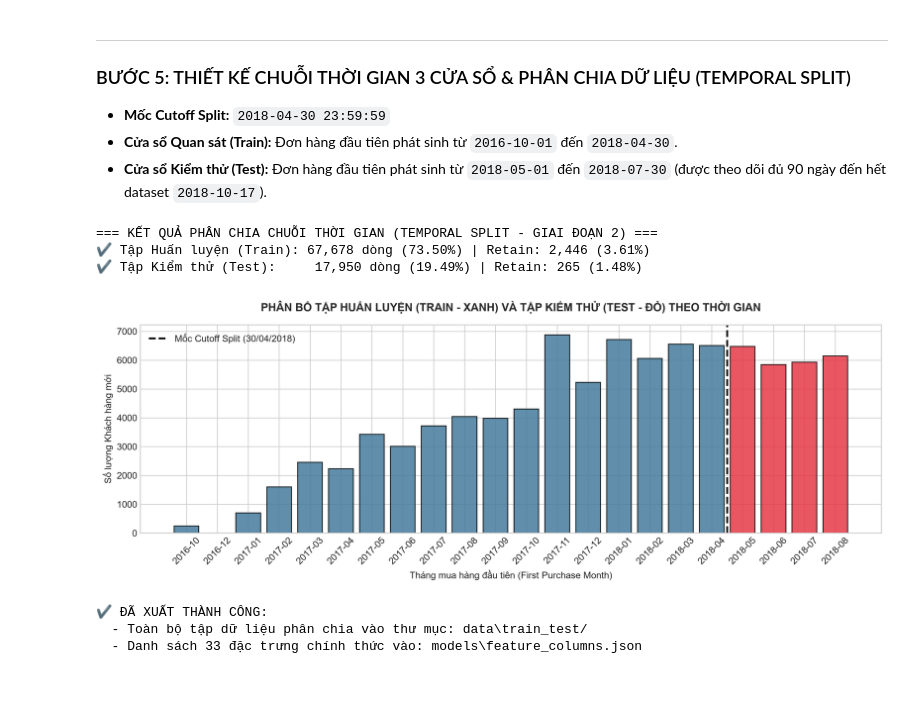
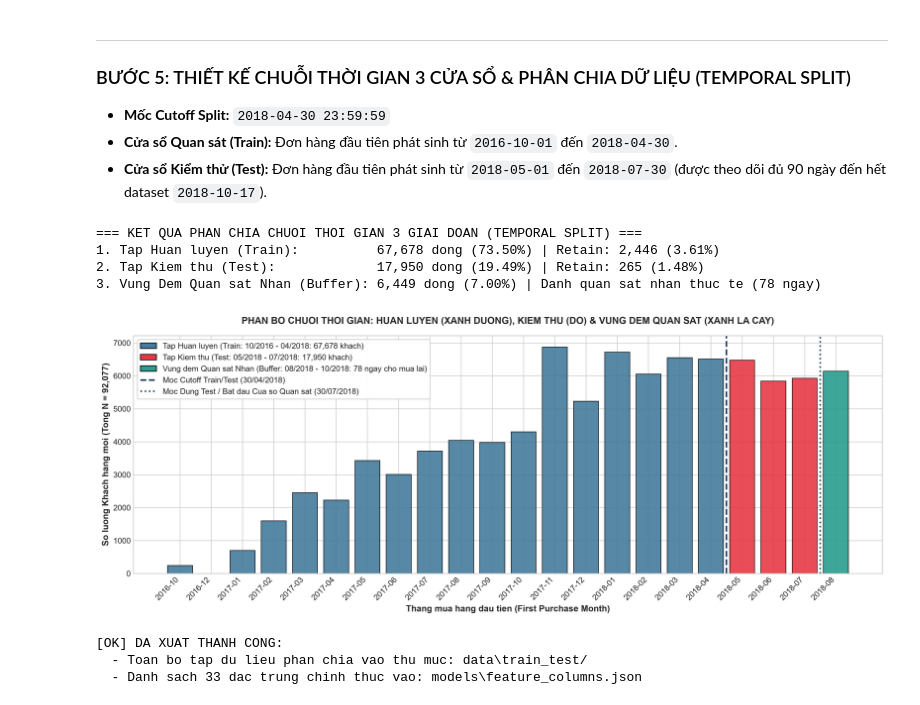
Before and after one commit to TheUn4given123jkbkjs/Data_Analytic_and_Visualization_Olist, a Jupyter notebook: 03_Predictive/01_Feature_Engineering.ipynb, the cells around one changed output. Saved outputs shown, nothing was run; the diff lists cells and outputs as text; code cells hidden in the pictures.

Commit message:
docs: enrich timeline details in 01 and 03 reports, update 3-color temporal split plot, and add raw data in 00

```diff
--- a/03_Predictive/01_Feature_Engineering.ipynb
+++ b/03_Predictive/01_Feature_Engineering.ipynb
@@ -290,66 +290,96 @@ Tên Đặc trưng Ứng viên      Nhóm             Lọc Tương quan    Lọ
 # %%
 cutoff_date = pd.to_datetime('2018-04-30 23:59:59')
 perf_window_end = pd.to_datetime('2018-07-30 23:59:59')
+dataset_end_date = pd.to_datetime('2018-10-17 23:59:59')
 
 train_mask = df_raw_pool['order_purchase_timestamp'] <= cutoff_date
 test_mask = (df_raw_pool['order_purchase_timestamp'] > cutoff_date) & (df_raw_pool['order_purchase_timestamp'] <= perf_window_end)
+buffer_mask = (df_raw_pool['order_purchase_timestamp'] > perf_window_end) & (df_raw_pool['order_purchase_timestamp'] <= dataset_end_date)
 
 train_df = df_raw_pool[train_mask].copy()
 test_df = df_raw_pool[test_mask].copy()
+buffer_df = df_raw_pool[buffer_mask].copy()
 
 X_train = train_df[final_selected_features]
 y_train = train_df['is_retain']
 X_test = test_df[final_selected_features]
 y_test = test_df['is_retain']
 
-print('=== KẾT QUẢ PHÂN CHIA CHUỖI THỜI GIAN (TEMPORAL SPLIT - GIAI ĐOẠN 2) ===')
-print(f'✔ Tập Huấn luyện (Train): {len(X_train):,} dòng ({len(X_train)/len(df_raw_pool):.2%}) | Retain: {y_train.sum():,} ({y_train.mean():.2%})')
-print(f'✔ Tập Kiểm thử (Test):     {len(X_test):,} dòng ({len(X_test)/len(df_raw_pool):.2%}) | Retain: {y_test.sum():,} ({y_test.mean():.2%})')
+print('=== KET QUA PHAN CHIA CHUOI THOI GIAN 3 GIAI DOAN (TEMPORAL SPLIT) ===')
+print(f'1. Tap Huan luyen (Train):          {len(X_train):,} dong ({len(X_train)/len(df_raw_pool):.2%}) | Retain: {y_train.sum():,} ({y_train.mean():.2%})')
+print(f'2. Tap Kiem thu (Test):             {len(X_test):,} dong ({len(X_test)/len(df_raw_pool):.2%}) | Retain: {y_test.sum():,} ({y_test.mean():.2%})')
+print(f'3. Vung Dem Quan sat Nhan (Buffer): {len(buffer_df):,} dong ({len(buffer_df)/len(df_raw_pool):.2%}) | Danh quan sat nhan thuc te (78 ngay)')
 
-# Vẽ biểu đồ phân bố chuỗi thời gian
-plt.figure(figsize=(12, 4.5))
+# Ve bieu do phan bo chuoi thoi gian 3 mau
+plt.figure(figsize=(14, 5.5))
 df_raw_pool['purchase_month'] = df_raw_pool['order_purchase_timestamp'].dt.to_period('M')
 monthly_counts = df_raw_pool['purchase_month'].value_counts().sort_index()
 
 months_str = [str(m) for m in monthly_counts.index]
-colors = ['#457b9d' if pd.to_datetime(f'{m}-01') <= cutoff_date else '#e63946' for m in months_str]
-cutoff_idx = [i for i, m in enumerate(months_str) if pd.to_datetime(f'{m}-01') <= cutoff_date][-1]
 
-plt.bar(months_str, monthly_counts.values, color=colors, alpha=0.85, edgecolor='black')
-plt.axvline(cutoff_idx + 0.5, color='black', linestyle='--', lw=2, label='Mốc Cutoff Split (30/04/2018)')
-plt.title('PHÂN BỐ TẬP HUẤN LUYỆN (TRAIN - XANH) VÀ TẬP KIỂM THỬ (TEST - ĐỎ) THEO THỜI GIAN', fontsize=12, fontweight='bold', pad=15)
-plt.xlabel('Tháng mua hàng đầu tiên (First Purchase Month)')
-plt.ylabel('Số lượng Khách hàng mới')
-plt.xticks(rotation=45)
-plt.legend(loc='upper left')
+def get_bar_color(m_str):
+    m_date = pd.to_datetime(f'{m_str}-01')
+    if m_date <= cutoff_date:
+        return '#457b9d' # Xanh duong - Train
+    elif m_date <= perf_window_end:
+        return '#e63946' # Do - Test
+    else:
+        return '#2a9d8f' # Xanh la cay - Performance Buffer
+
+colors = [get_bar_color(m) for m in months_str]
+
+bars = plt.bar(months_str, monthly_counts.values, color=colors, alpha=0.9, edgecolor='black', lw=0.8)
+
+# Them cac duong moc thoi gian
+train_end_idx = [i for i, m in enumerate(months_str) if pd.to_datetime(f'{m}-01') <= cutoff_date][-1]
+test_end_idx = [i for i, m in enumerate(months_str) if pd.to_datetime(f'{m}-01') <= perf_window_end][-1]
+
+plt.axvline(train_end_idx + 0.5, color='#1d3557', linestyle='--', lw=2)
+plt.axvline(test_end_idx + 0.5, color='#264653', linestyle=':', lw=2)
+
+from matplotlib.patches import Patch
+legend_elements = [
+    Patch(facecolor='#457b9d', edgecolor='black', label=f'Tap Huan luyen (Train: 10/2016 - 04/2018: {len(X_train):,} khach)'),
+    Patch(facecolor='#e63946', edgecolor='black', label=f'Tap Kiem thu (Test: 05/2018 - 07/2018: {len(X_test):,} khach)'),
+    Patch(facecolor='#2a9d8f', edgecolor='black', label=f'Vung dem Quan sat Nhan (Buffer: 08/2018 - 10/2018: 78 ngay cho mua lai)'),
+    plt.Line2D([0], [0], color='#1d3557', linestyle='--', lw=2, label='Moc Cutoff Train/Test (30/04/2018)'),
+    plt.Line2D([0], [0], color='#264653', linestyle=':', lw=2, label='Moc Dung Test / Bat dau Cua so Quan sat (30/07/2018)')
+]
+
+plt.title('PHAN BO CHUOI THOI GIAN: HUAN LUYEN (XANH DUONG), KIEM THU (DO) & VUNG DEM QUAN SAT (XANH LA CAY)', fontsize=12, fontweight='bold', pad=15)
+plt.xlabel('Thang mua hang dau tien (First Purchase Month)', fontsize=11, fontweight='bold')
+plt.ylabel(f'So luong Khach hang moi (Tong N = {len(df_raw_pool):,})', fontsize=11, fontweight='bold')
+plt.xticks(rotation=45, ha='right')
+plt.legend(handles=legend_elements, loc='upper left', frameon=True, framealpha=0.95, facecolor='white')
 plt.tight_layout()
 plt.savefig('time_split_distribution.png', dpi=300)
 plt.show()
 
-# Xuất dữ liệu sang data/train_test/ và feature_columns.json
+# Xuat du lieu sang data/train_test/ va feature_columns.json
 out_dir = os.path.join('data', 'train_test')
 models_dir = 'models'
 os.makedirs(out_dir, exist_ok=True)
 os.makedirs(models_dir, exist_ok=True)
 
 X_train.to_csv(os.path.join(out_dir, 'X_train.csv'), index=False)
 y_train.to_csv(os.path.join(out_dir, 'y_train.csv'), index=False)
 X_test.to_csv(os.path.join(out_dir, 'X_test.csv'), index=False)
 y_test.to_csv(os.path.join(out_dir, 'y_test.csv'), index=False)
 train_df.to_csv(os.path.join(out_dir, 'train_full.csv'), index=False)
 test_df.to_csv(os.path.join(out_dir, 'test_full.csv'), index=False)
 
 with open(os.path.join(models_dir, 'feature_columns.json'), 'w', encoding='utf-8') as f:
     json.dump(final_selected_features, f, indent=2, ensure_ascii=False)
 
-print('\n✔ ĐÃ XUẤT THÀNH CÔNG:')
-print(f'  - Toàn bộ tập dữ liệu phân chia vào thư mục: {out_dir}/')
-print(f'  - Danh sách {len(final_selected_features)} đặc trưng chính thức vào: {os.path.join(models_dir, "feature_columns.json")}')
+print('\n[OK] DA XUAT THANH CONG:')
+print(f'  - Toan bo tap du lieu phan chia vao thu muc: {out_dir}/')
+print(f'  - Danh sach {len(final_selected_features)} dac trung chinh thuc vao: {os.path.join(models_dir, "feature_columns.json")}')
 # %% [output]
-=== KẾT QUẢ PHÂN CHIA CHUỖI THỜI GIAN (TEMPORAL SPLIT - GIAI ĐOẠN 2) ===
-✔ Tập Huấn luyện (Train): 67,678 dòng (73.50%) | Retain: 2,446 (3.61%)
-✔ Tập Kiểm thử (Test):     17,950 dòng (19.49%) | Retain: 265 (1.48%)
+=== KET QUA PHAN CHIA CHUOI THOI GIAN 3 GIAI DOAN (TEMPORAL SPLIT) ===
+1. Tap Huan luyen (Train):          67,678 dong (73.50%) | Retain: 2,446 (3.61%)
+2. Tap Kiem thu (Test):             17,950 dong (19.49%) | Retain: 265 (1.48%)
+3. Vung Dem Quan sat Nhan (Buffer): 6,449 dong (7.00%) | Danh quan sat nhan thuc te (78 ngay)
-[figure, old version]
+[figure, new version]
-✔ ĐÃ XUẤT THÀNH CÔNG:
-  - Toàn bộ tập dữ liệu phân chia vào thư mục: data\train_test/
-  - Danh sách 33 đặc trưng chính thức vào: models\feature_columns.json
+[OK] DA XUAT THANH CONG:
+  - Toan bo tap du lieu phan chia vao thu muc: data\train_test/
+  - Danh sach 33 dac trung chinh thuc vao: models\feature_columns.json
```
Also changed, not shown: 12 other files.
